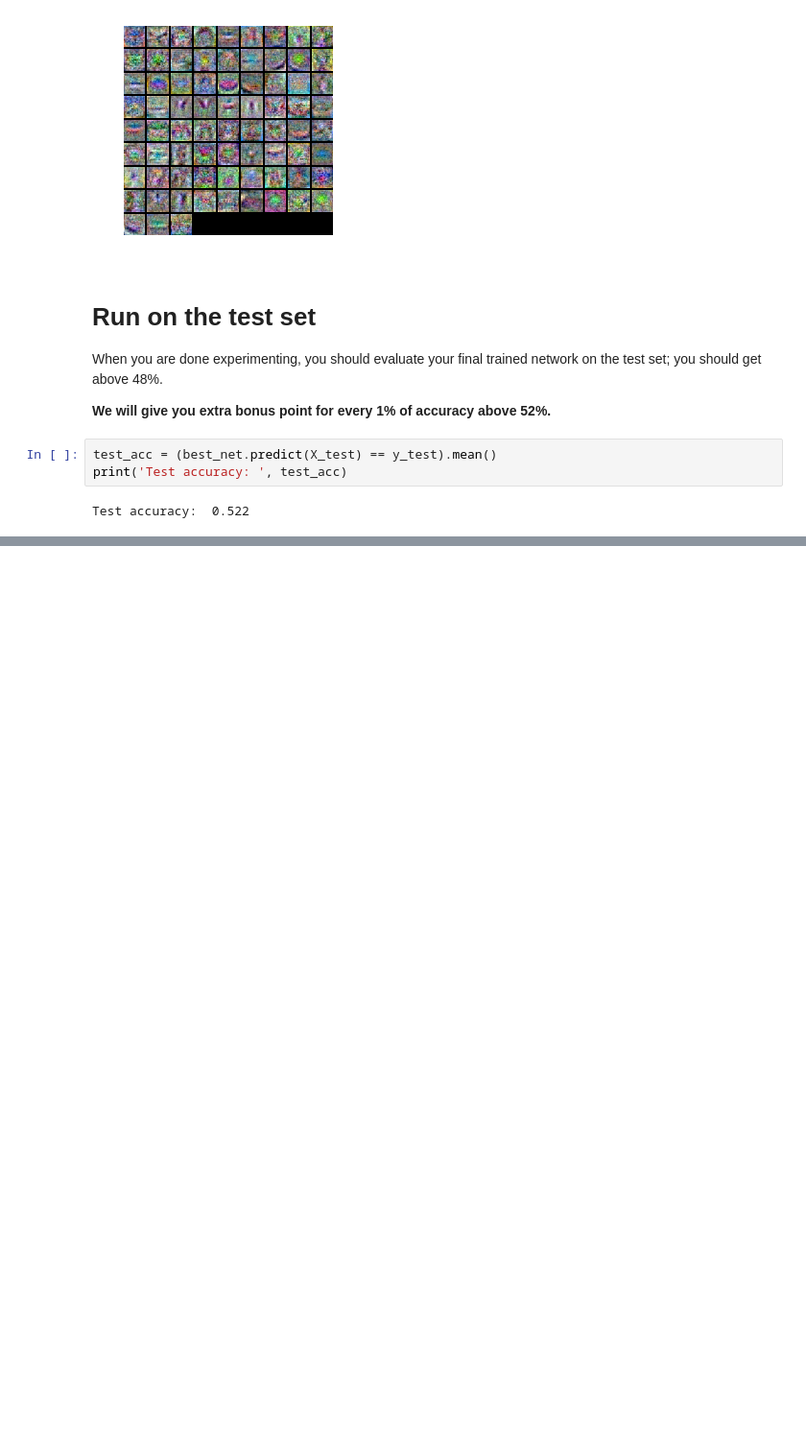
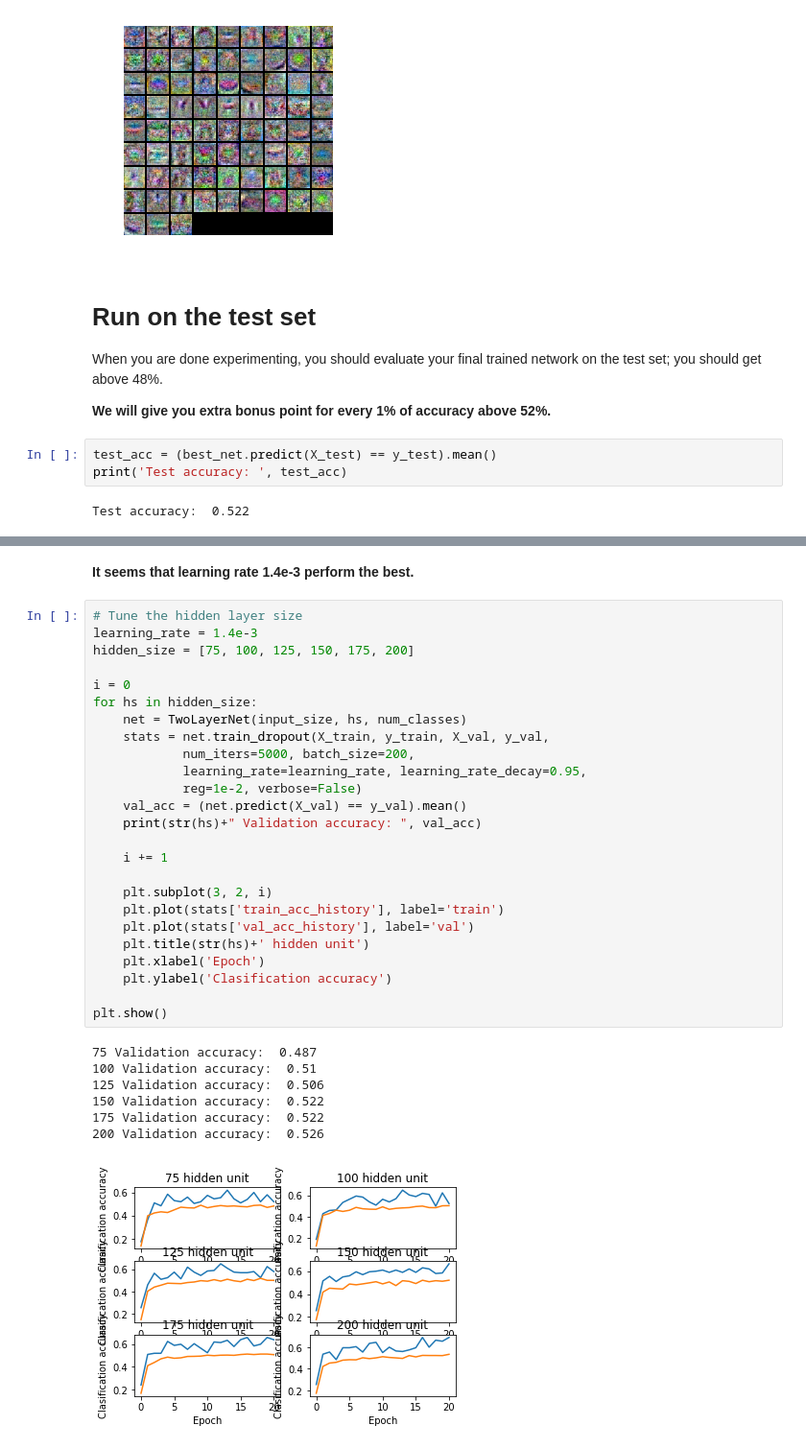
Before and after one commit to dashidhy/cs231n_assignments, a Jupyter notebook: cs231n_assignment1/assignment1/two_layer_net.ipynb, the cells around one changed output, grey strips where cells are left out. Shown at 96% size. Cells and saved outputs as stored; diff of their text form; blank space fills up the shorter version.

```diff
--- a/cs231n_assignment1/assignment1/two_layer_net.ipynb
+++ b/cs231n_assignment1/assignment1/two_layer_net.ipynb
@@ -350,0 +454,35 @@ Test accuracy:  0.522
+# %% [markdown]
+**It seems that learning rate 1.4e-3 perform the best.**
+# %%
+# Tune the hidden layer size
+learning_rate = 1.4e-3
+hidden_size = [75, 100, 125, 150, 175, 200]
+
+i = 0
+for hs in hidden_size:
+    net = TwoLayerNet(input_size, hs, num_classes)
+    stats = net.train_dropout(X_train, y_train, X_val, y_val,
+            num_iters=5000, batch_size=200,
+            learning_rate=learning_rate, learning_rate_decay=0.95,
+            reg=1e-2, verbose=False)
+    val_acc = (net.predict(X_val) == y_val).mean()
+    print(str(hs)+" Validation accuracy: ", val_acc)
+
+    i += 1
+
+    plt.subplot(3, 2, i)
+    plt.plot(stats['train_acc_history'], label='train')
+    plt.plot(stats['val_acc_history'], label='val')
+    plt.title(str(hs)+' hidden unit')
+    plt.xlabel('Epoch')
+    plt.ylabel('Clasification accuracy')
+
+plt.show()
+# %% [output]
+75 Validation accuracy:  0.487
+100 Validation accuracy:  0.51
+125 Validation accuracy:  0.506
+150 Validation accuracy:  0.522
+175 Validation accuracy:  0.522
+200 Validation accuracy:  0.526
+[figure, added]
```
Also changed, not shown: parts of 16 cells of this notebook, 1 other file.
